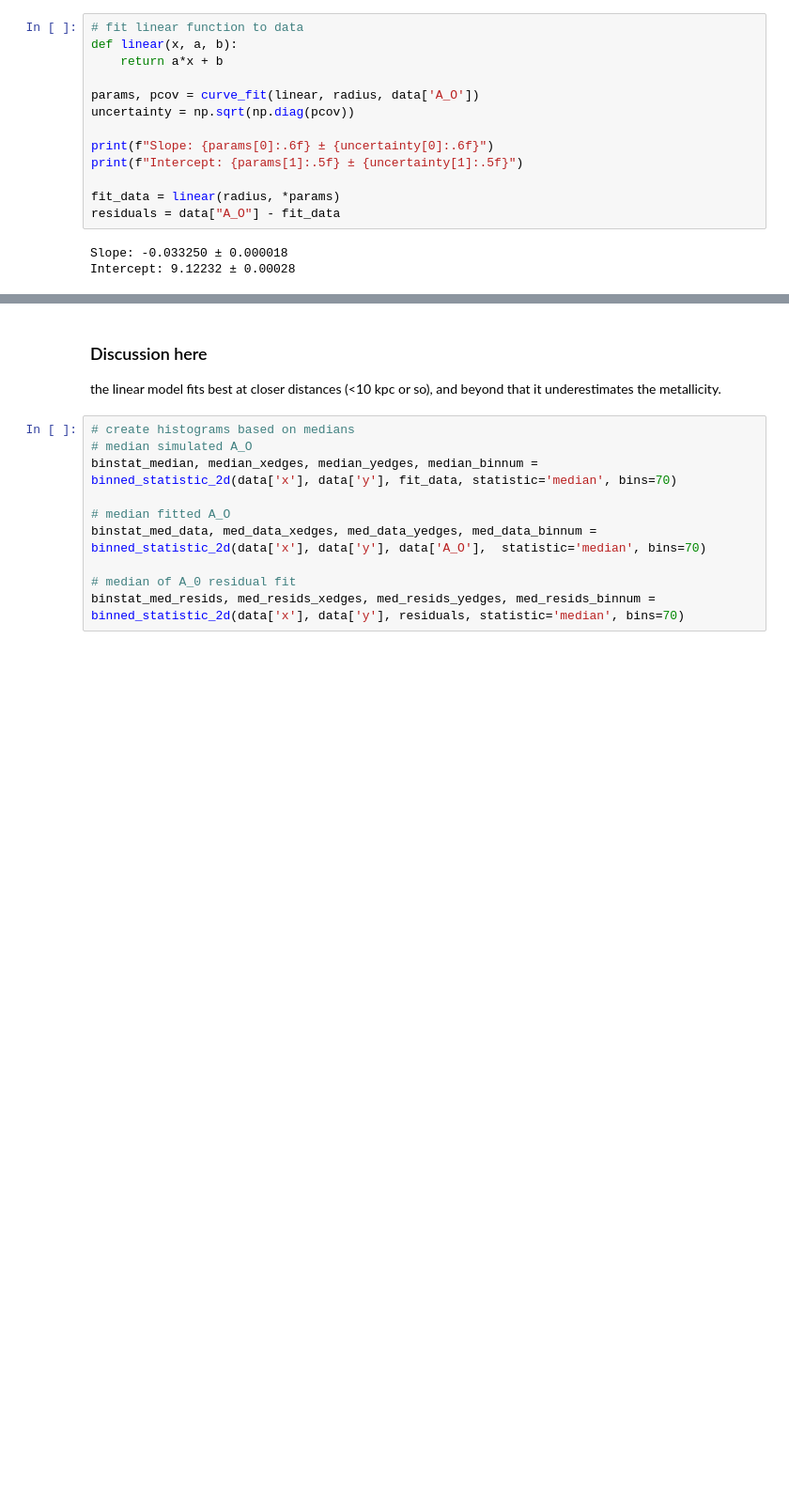
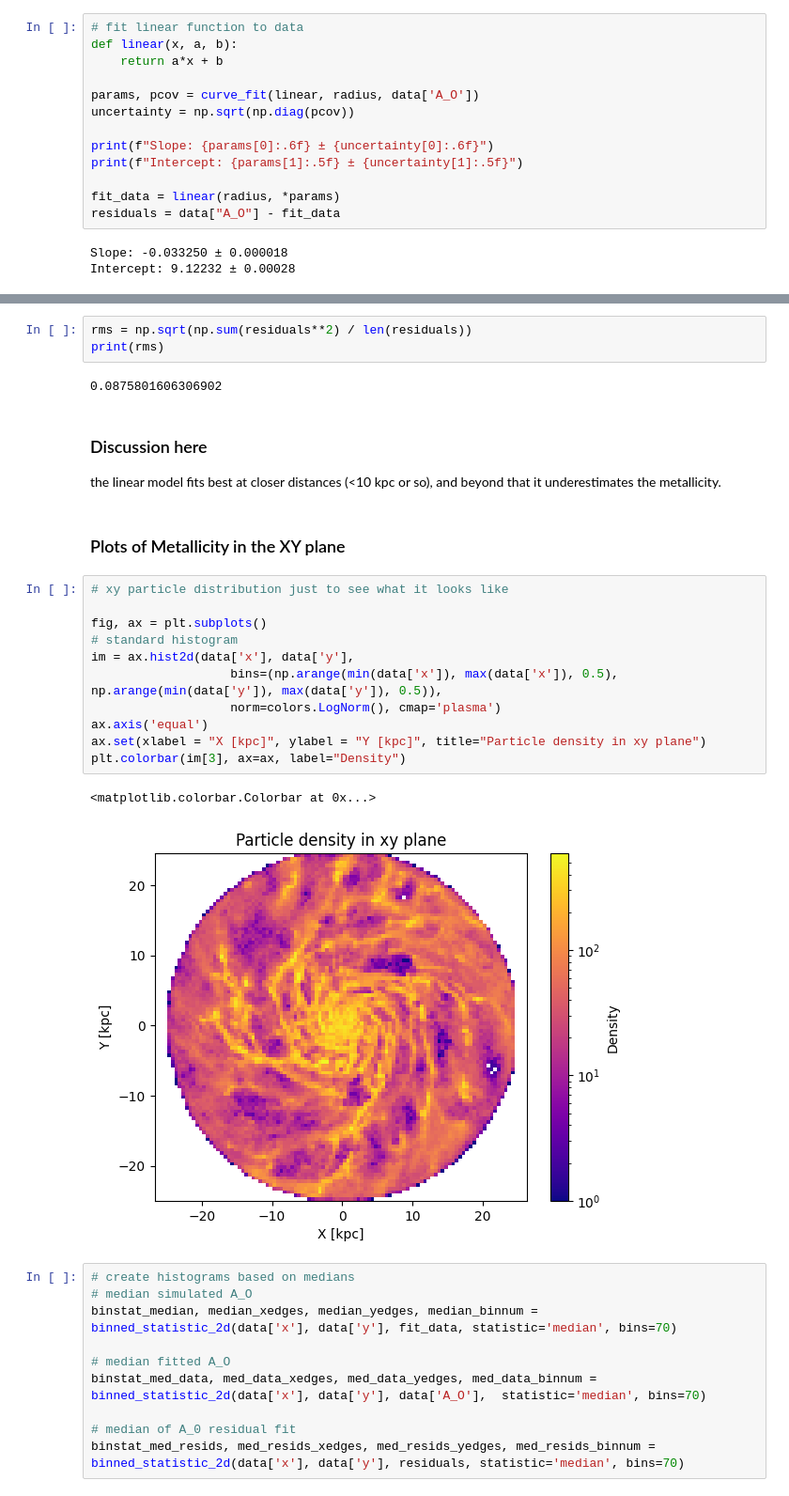
Before and after one commit to cyb0rb/astr8004_assign3, a Jupyter notebook: assignment3.ipynb, the cells around one changed output, grey strips where cells are left out. Shown at 94% size. Cells and saved outputs as stored; diff of their text form; blank space fills up the shorter version.

```diff
--- a/assignment3.ipynb
+++ b/assignment3.ipynb
@@ -185,9 +180,30 @@ fig.savefig("figures/metallicity_histogram.png")
 plt.show()
 # %% [output]
 [figure]
+# %%
+rms = np.sqrt(np.sum(residuals**2) / len(residuals))
+print(rms)
+# %% [output]
+0.0875801606306902
 # %% [markdown]
 ### Discussion here
 the linear model fits best at closer distances (<10 kpc or so), and beyond that it underestimates the metallicity.
+# %% [markdown]
+### Plots of Metallicity in the XY plane
+# %%
+# xy particle distribution just to see what it looks like
+
+fig, ax = plt.subplots()
+# standard histogram
+im = ax.hist2d(data['x'], data['y'],
+                   bins=(np.arange(min(data['x']), max(data['x']), 0.5), np.arange(min(data['y']), max(data['y']), 0.5)),
+                   norm=colors.LogNorm(), cmap='plasma')
+ax.axis('equal')
+ax.set(xlabel = "X [kpc]", ylabel = "Y [kpc]", title="Particle density in xy plane")
+plt.colorbar(im[3], ax=ax, label="Density")
+# %% [output]
+<matplotlib.colorbar.Colorbar at 0x...>
+[figure, added]
 # %%
 # create histograms based on medians
 # median simulated A_O
```
Also changed, not shown: parts of 5 cells of this notebook, 3 other files.
